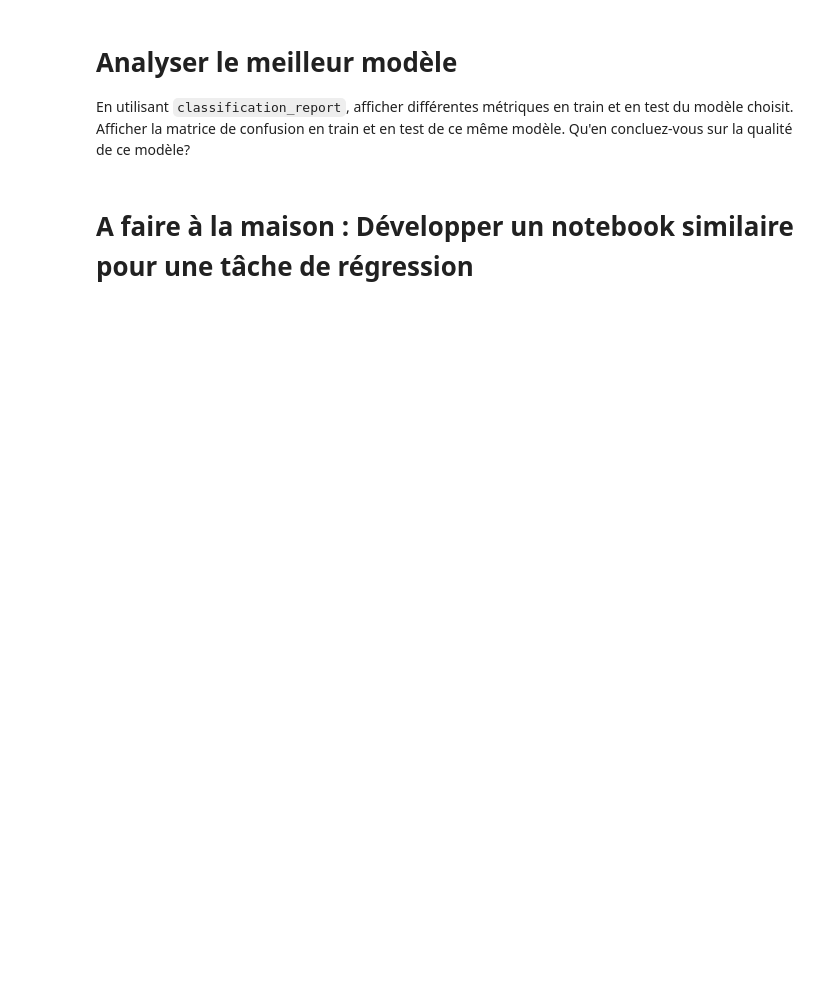
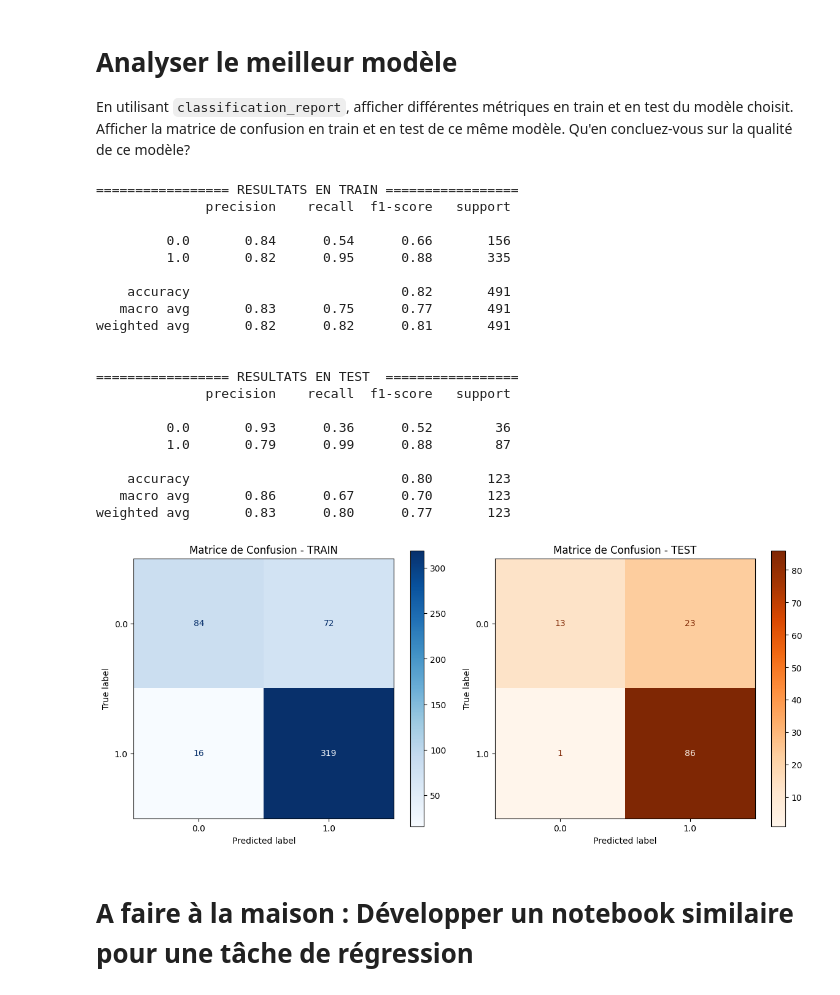
Before and after one commit to Kant-Righteous/AI-Learning, a Jupyter notebook: TP/Exercise/TP/TP5/TP2_credit_fixed.ipynb, the cells around one changed output. Cells and saved outputs as stored; diff of their text form; code cells hidden in the pictures; blank space fills up the shorter version.

```diff
--- a/TP/Exercise/TP/TP5/TP2_credit_fixed.ipynb
+++ b/TP/Exercise/TP/TP5/TP2_credit_fixed.ipynb
@@ -325,5 +453,59 @@ Avec `GridSearchCV` ou `RandomizedSearchCV`, optimiser les hyper-paramètres. Ut
 # %% [markdown]
 # Analyser le meilleur modèle
 En utilisant `classification_report`, afficher différentes métriques en train et en test du modèle choisit. Afficher la matrice de confusion en train et en test de ce même modèle. Qu'en concluez-vous sur la qualité de ce modèle?
+# %%
+import matplotlib.pyplot as plt
+from sklearn.metrics import classification_report, confusion_matrix, ConfusionMatrixDisplay
+
+# 我们选择在 Test 上表现最好的 Decision Tree 作为最佳模型
+# 在你的代码中，它被保存在了 best_dtc_RSCV 中
+meilleur_modele = best_dtc_RSCV
+
+y_train_pred = meilleur_modele.predict(X_train)
+y_test_pred = meilleur_modele.predict(X_test)
+
+print("================= RESULTATS EN TRAIN =================")
+print(classification_report(y_train, y_train_pred))
+
+print("\n================= RESULTATS EN TEST  =================")
+print(classification_report(y_test, y_test_pred))
+
+# 绘制混淆矩阵
+fig, axes = plt.subplots(1, 2, figsize=(12, 5))
+
+cm_train = confusion_matrix(y_train, y_train_pred)
+disp_train = ConfusionMatrixDisplay(confusion_matrix=cm_train, display_labels=meilleur_modele.classes_)
+disp_train.plot(cmap='Blues', ax=axes[0])
+axes[0].set_title('Matrice de Confusion - TRAIN')
+
+cm_test = confusion_matrix(y_test, y_test_pred)
+disp_test = ConfusionMatrixDisplay(confusion_matrix=cm_test, display_labels=meilleur_modele.classes_)
+disp_test.plot(cmap='Oranges', ax=axes[1])
+axes[1].set_title('Matrice de Confusion - TEST')
+
+plt.tight_layout()
+plt.show()
+# %% [output]
+================= RESULTATS EN TRAIN =================
+              precision    recall  f1-score   support
+
+         0.0       0.84      0.54      0.66       156
+         1.0       0.82      0.95      0.88       335
+
+    accuracy                           0.82       491
+   macro avg       0.83      0.75      0.77       491
+weighted avg       0.82      0.82      0.81       491
+
+
+================= RESULTATS EN TEST  =================
+              precision    recall  f1-score   support
+
+         0.0       0.93      0.36      0.52        36
+         1.0       0.79      0.99      0.88        87
+
+    accuracy                           0.80       123
+   macro avg       0.86      0.67      0.70       123
+weighted avg       0.83      0.80      0.77       123
+[figure, added]
 # %% [markdown]
 # A faire à la maison : Développer un notebook similaire pour une tâche de régression
```
Also changed, not shown: parts of 5 cells of this notebook.
